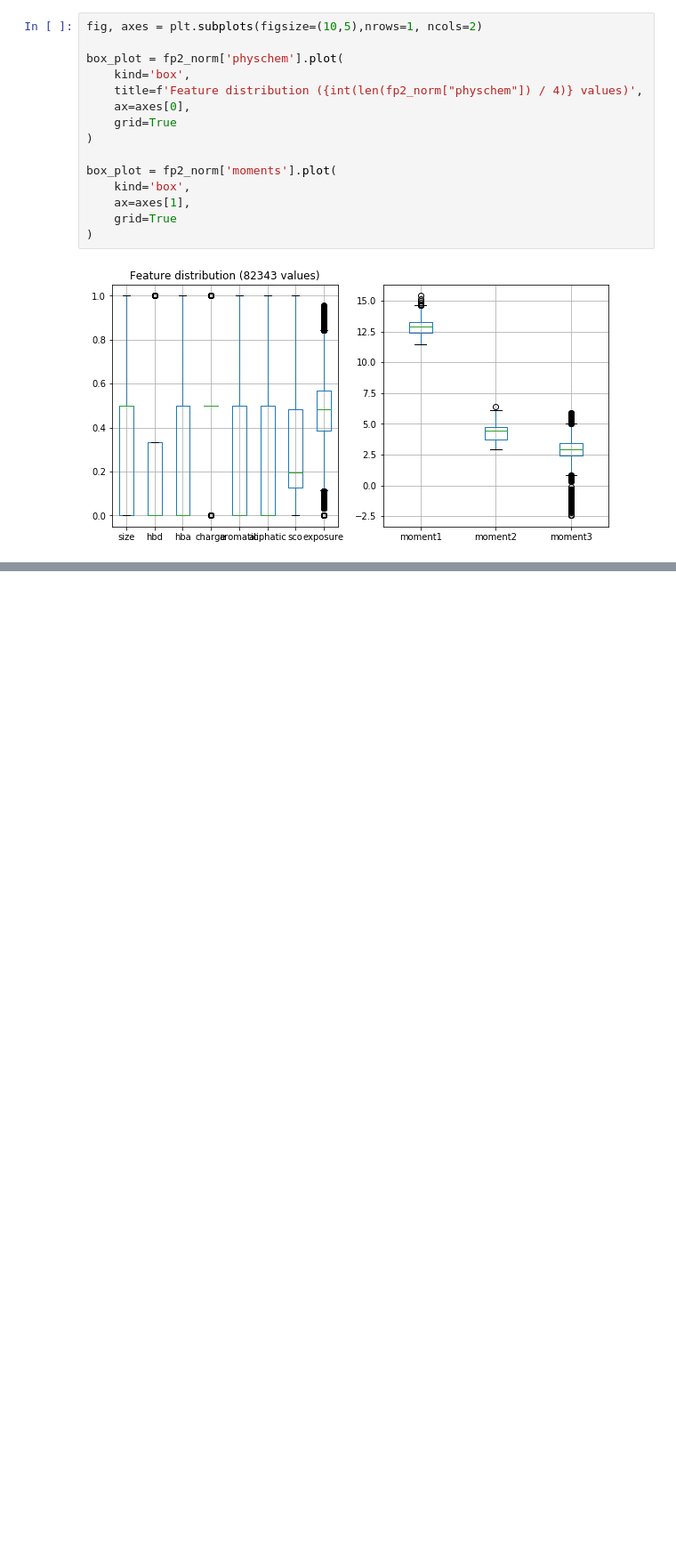
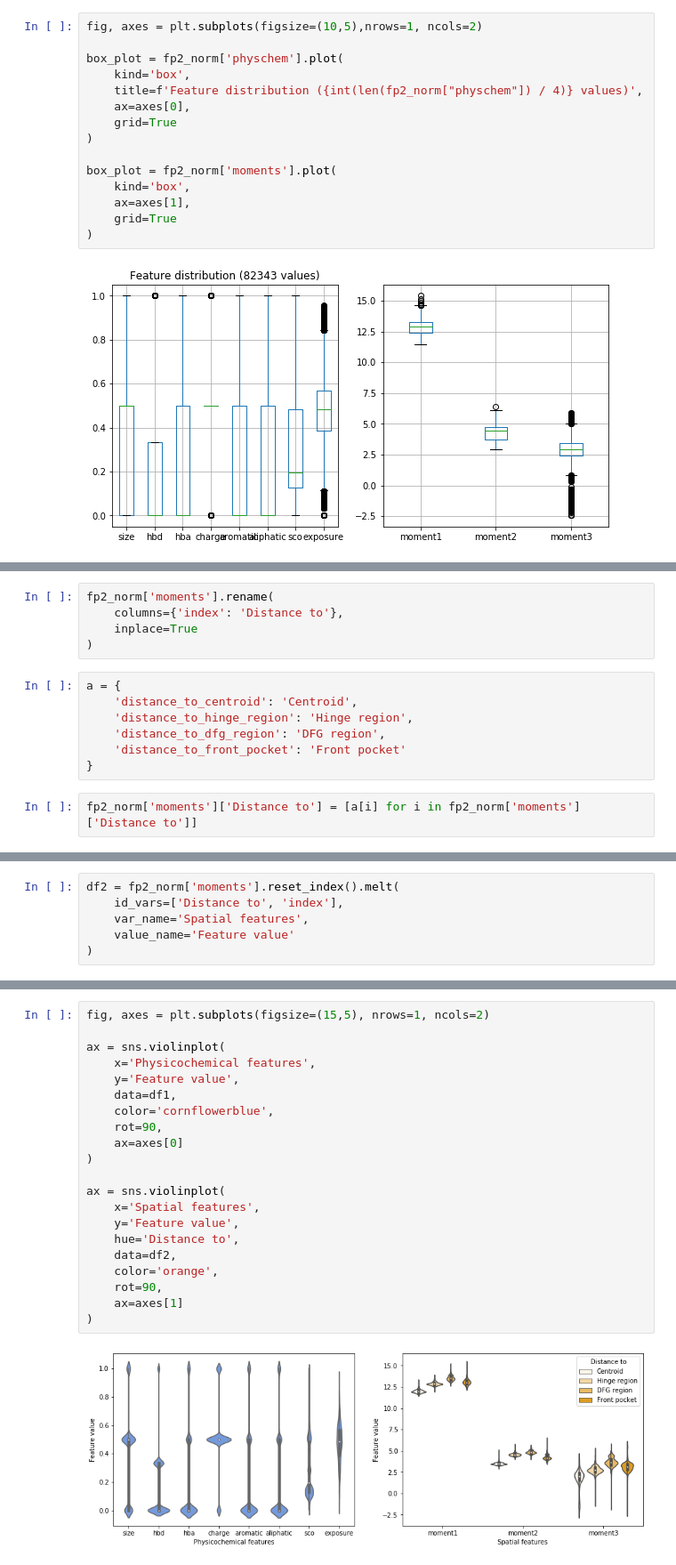
Before and after one commit to volkamerlab/kissim, a Jupyter notebook: scripts/fingerprints.ipynb, the cells around one changed output, grey strips where cells are left out. Shown at 89% size. Saved outputs shown, nothing was run; the diff lists cells and outputs as text; blank space fills up the shorter version.

Commit message:
Add feature distribution violin plots to notebook

```diff
--- a/scripts/fingerprints.ipynb
+++ b/scripts/fingerprints.ipynb
@@ -136,0 +167,14 @@ box_plot = fp2_norm['moments'].plot(
+# %%
+fp2_norm['moments'].rename(
+    columns={'index': 'Distance to'},
+    inplace=True
+)
+# %%
+a = {
+    'distance_to_centroid': 'Centroid',
+    'distance_to_hinge_region': 'Hinge region',
+    'distance_to_dfg_region': 'DFG region',
+    'distance_to_front_pocket': 'Front pocket'
+}
+# %%
+fp2_norm['moments']['Distance to'] = [a[i] for i in fp2_norm['moments']['Distance to']]
@@ -136,0 +202,6 @@ box_plot = fp2_norm['moments'].plot(
+# %%
+df2 = fp2_norm['moments'].reset_index().melt(
+    id_vars=['Distance to', 'index'],
+    var_name='Spatial features',
+    value_name='Feature value'
+)
@@ -136,0 +247,23 @@ box_plot = fp2_norm['moments'].plot(
+# %%
+fig, axes = plt.subplots(figsize=(15,5), nrows=1, ncols=2)
+
+ax = sns.violinplot(
+    x='Physicochemical features',
+    y='Feature value',
+    data=df1,
+    color='cornflowerblue',
+    rot=90,
+    ax=axes[0]
+)
+
+ax = sns.violinplot(
+    x='Spatial features',
+    y='Feature value',
+    hue='Distance to',
+    data=df2,
+    color='orange',
+    rot=90,
+    ax=axes[1]
+)
+# %% [output]
+[figure, added]
```
Also changed, not shown: parts of 9 cells of this notebook.
